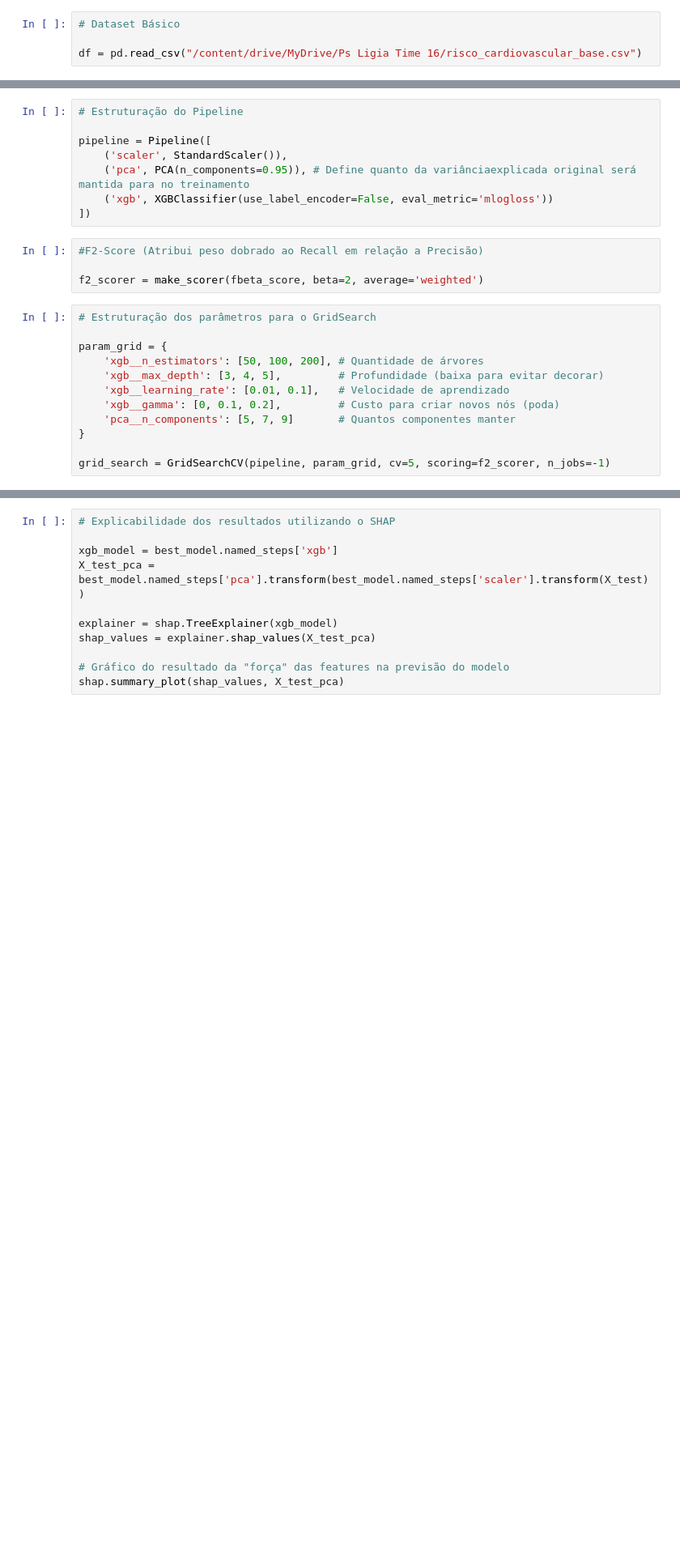
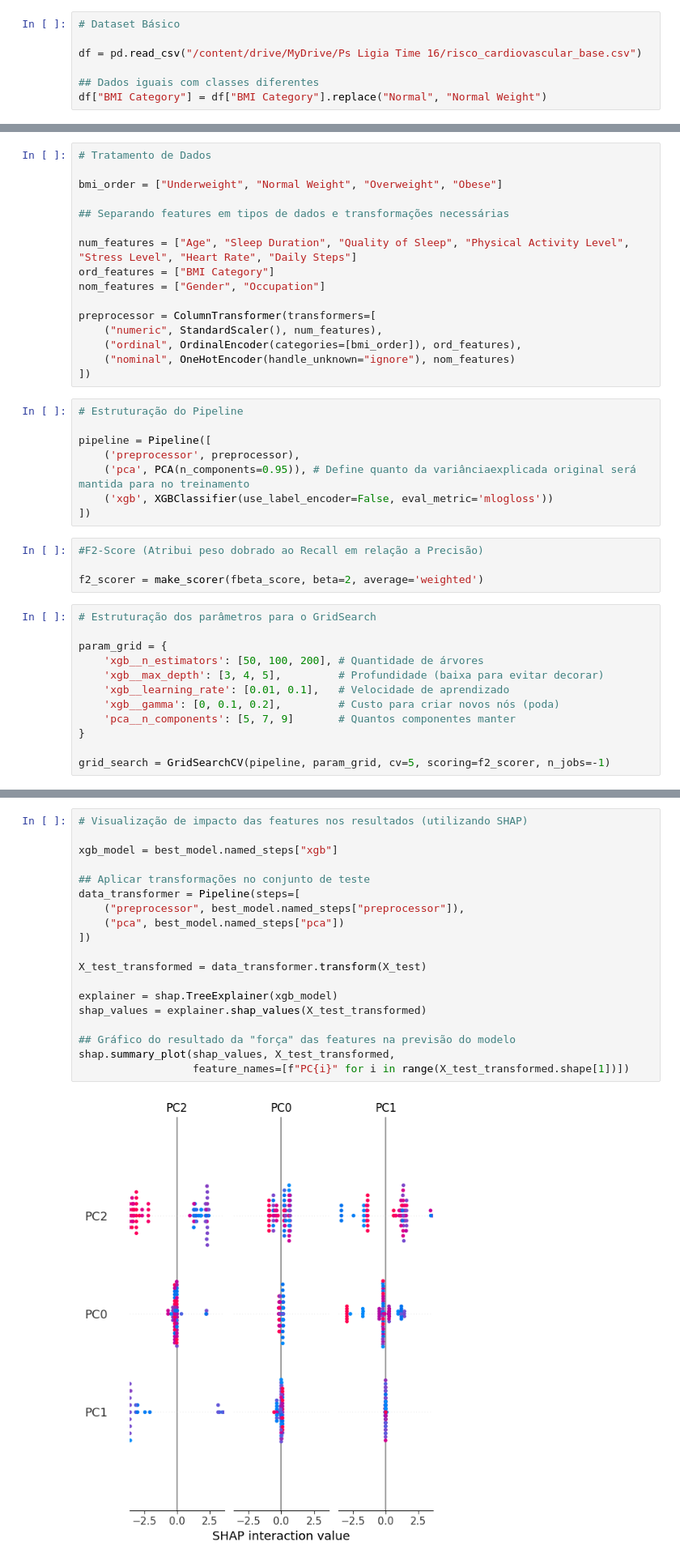
Before and after one commit to gabrielbelo2007/CardiopatiaModel, a Jupyter notebook: XGBoost.ipynb, the cells around one changed output, grey strips where cells are left out. Shown at 81% size. Saved outputs shown, nothing was run; the diff lists cells and outputs as text; blank space fills up the shorter version.

Commit message:
Fix: Train Model Need: Make SHAP with Original Features

```diff
--- a/XGBoost.ipynb
+++ b/XGBoost.ipynb
@@ -12,4 +14,7 @@ import shap
 # Dataset Básico
 
 df = pd.read_csv("/content/drive/MyDrive/Ps Ligia Time 16/risco_cardiovascular_base.csv")
+
+## Dados iguais com classes diferentes
+df["BMI Category"] = df["BMI Category"].replace("Normal", "Normal Weight")
 # %%
@@ -22,11 +27,27 @@ X = df.drop("BP_Category", axis=1)
 # Divisão dos conjuntos para Treino e Teste (80/20)
 
 X_train, X_test, y_train, y_test = train_test_split(X, y, test_size=0.2, random_state=42, stratify=y)
+# %%
+# Tratamento de Dados
+
+bmi_order = ["Underweight", "Normal Weight", "Overweight", "Obese"]
+
+## Separando features em tipos de dados e transformações necessárias
+
+num_features = ["Age", "Sleep Duration", "Quality of Sleep", "Physical Activity Level", "Stress Level", "Heart Rate", "Daily Steps"]
+ord_features = ["BMI Category"]
+nom_features = ["Gender", "Occupation"]
+
+preprocessor = ColumnTransformer(transformers=[
+    ("numeric", StandardScaler(), num_features),
+    ("ordinal", OrdinalEncoder(categories=[bmi_order]), ord_features),
+    ("nominal", OneHotEncoder(handle_unknown="ignore"), nom_features)
+])
 # %%
 # Estruturação do Pipeline
 
 pipeline = Pipeline([
-    ('scaler', StandardScaler()),
+    ('preprocessor', preprocessor),
     ('pca', PCA(n_components=0.95)), # Define quanto da variânciaexplicada original será mantida para no treinamento
     ('xgb', XGBClassifier(use_label_encoder=False, eval_metric='mlogloss'))
 ])
@@ -80,14 +135,24 @@ print("\nMelhores parâmetros:", grid_search.best_params_)
 # %%
-# Explicabilidade dos resultados utilizando o SHAP
+# Visualização de impacto das features nos resultados (utilizando SHAP)
 
-xgb_model = best_model.named_steps['xgb']
-X_test_pca = best_model.named_steps['pca'].transform(best_model.named_steps['scaler'].transform(X_test))
+xgb_model = best_model.named_steps["xgb"]
+
+## Aplicar transformações no conjunto de teste
+data_transformer = Pipeline(steps=[
+    ("preprocessor", best_model.named_steps["preprocessor"]),
+    ("pca", best_model.named_steps["pca"])
+])
+
+X_test_transformed = data_transformer.transform(X_test)
 
 explainer = shap.TreeExplainer(xgb_model)
-shap_values = explainer.shap_values(X_test_pca)
+shap_values = explainer.shap_values(X_test_transformed)
 
-# Gráfico do resultado da "força" das features na previsão do modelo
-shap.summary_plot(shap_values, X_test_pca)
+## Gráfico do resultado da "força" das features na previsão do modelo
+shap.summary_plot(shap_values, X_test_transformed,
+                  feature_names=[f"PC{i}" for i in range(X_test_transformed.shape[1])])
+# %% [output]
+[figure, added]
 # %%
 # Matriz de Confusão (Visualização da precisão e recall do modelo)
 
```
Also changed, not shown: parts of 5 cells of this notebook, 1 other file.
